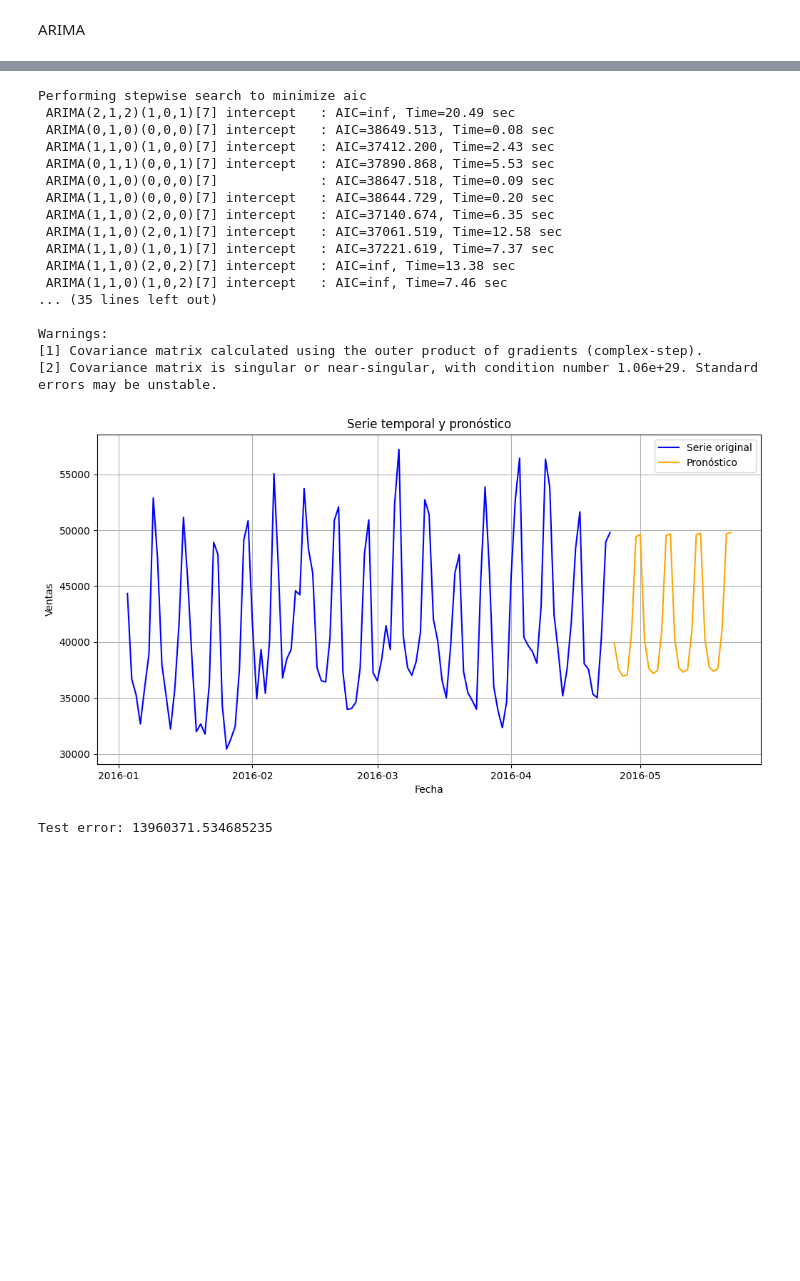
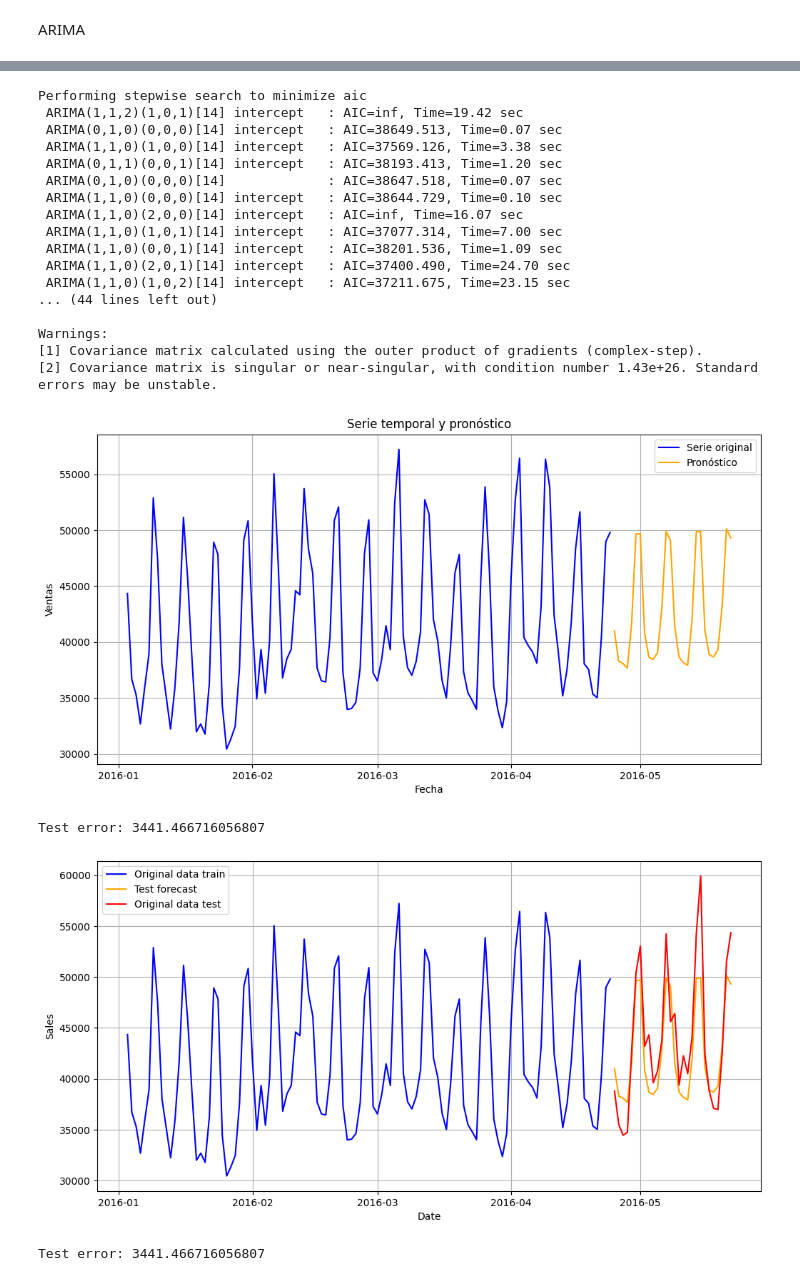
Before and after one commit to alanglk/KISA_ITSDA, a Jupyter notebook: TSF/Entrega1_eneko.ipynb, the cells around one changed output, grey strips where cells are left out. Saved outputs shown, nothing was run; the diff lists cells and outputs as text; code cells hidden in the pictures; blank space fills up the shorter version.

```diff
--- a/TSF/Entrega1_eneko.ipynb
+++ b/TSF/Entrega1_eneko.ipynb
@@ -261,47 +262,49 @@ Requirement already satisfied: six>=1.5 in /usr/local/lib/python3.10/dist-packag
 Downloading pmdarima-2.0.4-cp310-cp310-manylinux_2_17_x86_64.manylinux2014_x86_64.manylinux_2_28_x86_64.whl (2.1 MB)
 Installing collected packages: pmdarima
 Successfully installed pmdarima-2.0.4
+# %%
+from statsmodels.tsa.arima.model import ARIMAResults
+from statsmodels.tsa.arima.model import ARIMA
+from pmdarima import auto_arima
+
+modelo = auto_arima(serie, start_p=1, max_d=1, seasonal=True, m=14, trace=True, error_action='ignore', suppress_warnings=True, n_fits=50)
+print(modelo.summary())
+# %% [output]
+Performing stepwise search to minimize aic
+ ARIMA(1,1,2)(1,0,1)[14] intercept   : AIC=inf, Time=19.42 sec
+ ARIMA(0,1,0)(0,0,0)[14] intercept   : AIC=38649.513, Time=0.07 sec
+ ARIMA(1,1,0)(1,0,0)[14] intercept   : AIC=37569.126, Time=3.38 sec
+ ARIMA(0,1,1)(0,0,1)[14] intercept   : AIC=38193.413, Time=1.20 sec
+ ARIMA(0,1,0)(0,0,0)[14]             : AIC=38647.518, Time=0.07 sec
+ ARIMA(1,1,0)(0,0,0)[14] intercept   : AIC=38644.729, Time=0.10 sec
+ ARIMA(1,1,0)(2,0,0)[14] intercept   : AIC=inf, Time=16.07 sec
+ ARIMA(1,1,0)(1,0,1)[14] intercept   : AIC=37077.314, Time=7.00 sec
+ ARIMA(1,1,0)(0,0,1)[14] intercept   : AIC=38201.536, Time=1.09 sec
+ ARIMA(1,1,0)(2,0,1)[14] intercept   : AIC=37400.490, Time=24.70 sec
+ ARIMA(1,1,0)(1,0,2)[14] intercept   : AIC=37211.675, Time=23.15 sec
+... (44 lines left out)
+
+Warnings:
+[1] Covariance matrix calculated using the outer product of gradients (complex-step).
+[2] Covariance matrix is singular or near-singular, with condition number 1.43e+26. Standard errors may be unstable.
+[figure, added]
+Test error: 3441.466716056807
 # %%
-from statsmodels.tsa.arima.model import ARIMAResults
-from statsmodels.tsa.arima.model import ARIMA
-from pmdarima import auto_arima
-# Esto esta hecho sinmas, le tengo que meter un repaso.
-
-modelo = auto_arima(serie, seasonal=True, m=7, trace=True, error_action='ignore', suppress_warnings=True)
-print(modelo.summary())
-
 model_arima = ARIMA(serie, order=modelo.order, seasonal_order=modelo.seasonal_order).fit()
 pronostico_arima = model_arima.forecast(steps=28)
 
 plt.figure(figsize=(12, 6))
-plt.plot(serie[1800:], label="Serie original", color="blue")
-plt.plot(pronostico_arima, label="Pronóstico", color="orange")
-plt.title("Serie temporal y pronóstico")
-plt.xlabel("Fecha")
-plt.ylabel("Ventas")
+plt.plot(serie[1800:], label="Original data train", color="blue")
+plt.plot(pronostico_arima, label="Test forecast", color="orange")
+plt.plot(fechas_futuras['date'], total_sales_eval[1913:], label="Original data test", color="red")
+plt.xlabel("Date")
+plt.ylabel("Sales")
 plt.legend()
 plt.grid(True)
 plt.show()
 
-error = mean_squared_error(total_sales_eval[1913:], pronostico_arima)
+error = np.sqrt(mean_squared_error(total_sales_eval[1913:], pronostico_arima))
 print("Test error:", str(error))
 # %% [output]
+[figure, new version]
-Performing stepwise search to minimize aic
- ARIMA(2,1,2)(1,0,1)[7] intercept   : AIC=inf, Time=20.49 sec
- ARIMA(0,1,0)(0,0,0)[7] intercept   : AIC=38649.513, Time=0.08 sec
- ARIMA(1,1,0)(1,0,0)[7] intercept   : AIC=37412.200, Time=2.43 sec
- ARIMA(0,1,1)(0,0,1)[7] intercept   : AIC=37890.868, Time=5.53 sec
- ARIMA(0,1,0)(0,0,0)[7]             : AIC=38647.518, Time=0.09 sec
- ARIMA(1,1,0)(0,0,0)[7] intercept   : AIC=38644.729, Time=0.20 sec
- ARIMA(1,1,0)(2,0,0)[7] intercept   : AIC=37140.674, Time=6.35 sec
- ARIMA(1,1,0)(2,0,1)[7] intercept   : AIC=37061.519, Time=12.58 sec
- ARIMA(1,1,0)(1,0,1)[7] intercept   : AIC=37221.619, Time=7.37 sec
- ARIMA(1,1,0)(2,0,2)[7] intercept   : AIC=inf, Time=13.38 sec
- ARIMA(1,1,0)(1,0,2)[7] intercept   : AIC=inf, Time=7.46 sec
-... (35 lines left out)
-
-Warnings:
-[1] Covariance matrix calculated using the outer product of gradients (complex-step).
-[2] Covariance matrix is singular or near-singular, with condition number 1.06e+29. Standard errors may be unstable.
+Test error: 3441.466716056807
-[figure, old version]
-Test error: 13960371.534685235
```
Also changed, not shown: parts of 5 cells of this notebook.
